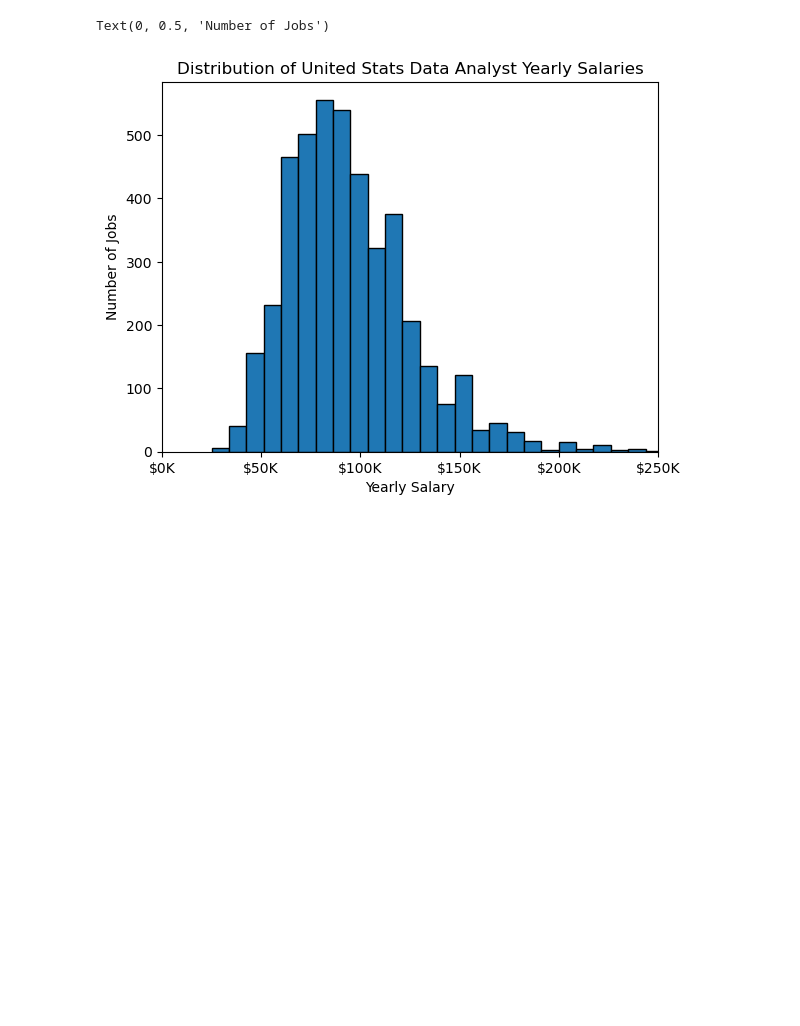
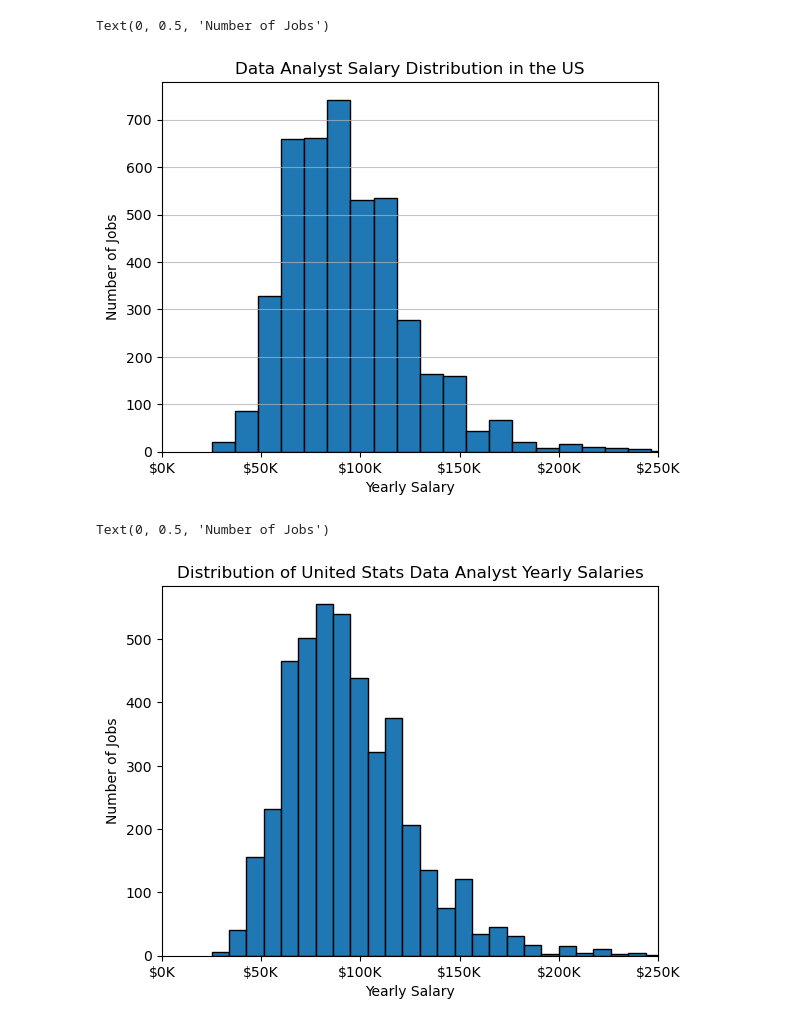
Before and after one commit to Cuishine/Python_Data_Project, a Jupyter notebook: 2_Advanced/17_Matplotlib_Histograms.ipynb, the cells around one changed output. Saved outputs shown, nothing was run; the diff lists cells and outputs as text; code cells hidden in the pictures; blank space fills up the shorter version.

```diff
--- a/2_Advanced/17_Matplotlib_Histograms.ipynb
+++ b/2_Advanced/17_Matplotlib_Histograms.ipynb
@@ -12,6 +12,21 @@ df = dataset['train'].to_pandas()
 # Data Cleanup
 df['job_posted_date'] = pd.to_datetime(df['job_posted_date'])
 df['job_skills'] = df['job_skills'].apply(lambda x: ast.literal_eval(x) if pd.notna(x) and pd.notnull(x) else x)
+# %%
+# df_DA_US = df[(df['job_title_short'] == 'Data Analyst') & (df['job_country'] == 'United States')].copy()
+df_DA_US = df[(df['job_title_short'] == 'Data Analyst') & (df['job_country'] == 'United States')].copy()
+df_DA_US['salary_year_avg'].plot(kind='hist', bins=30,edgecolor='black')
+plt.xlim(0, 250000)
+
+ax = plt.gca()
+plt.grid(axis='y', alpha=0.75)
+ax.xaxis.set_major_formatter(plt.FuncFormatter(lambda x, _: f'${int(x/1000)}K'))
+plt.title('Data Analyst Salary Distribution in the US')
+plt.xlabel('Yearly Salary')
+plt.ylabel('Number of Jobs')
+# %% [output]
+Text(0, 0.5, 'Number of Jobs')
+[figure, added]
 # %%
 # Only get data analyst jobs in the US
 df_DA_US = df[(df['job_title_short'] == 'Data Analyst') & (df['job_country'] == 'United States')].copy()
```
Also changed, not shown: 1 other file.
